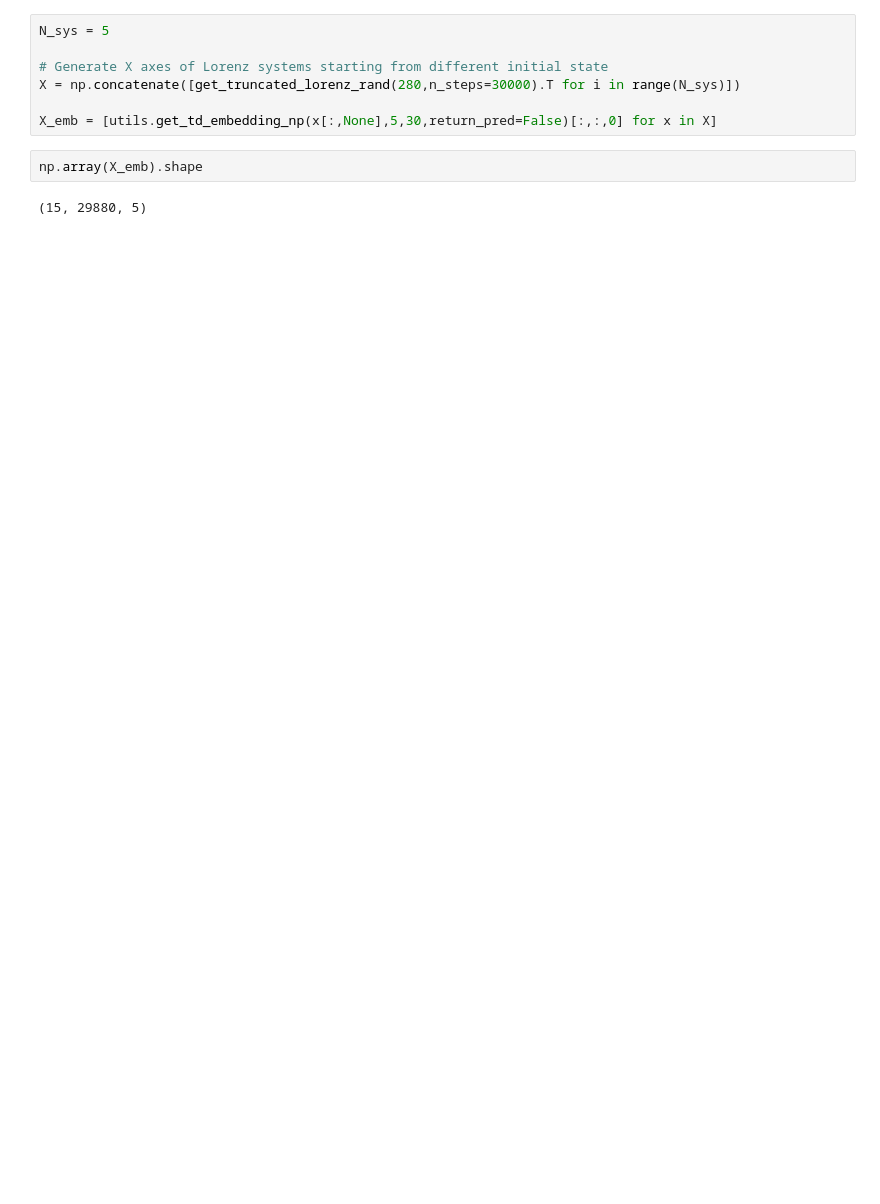
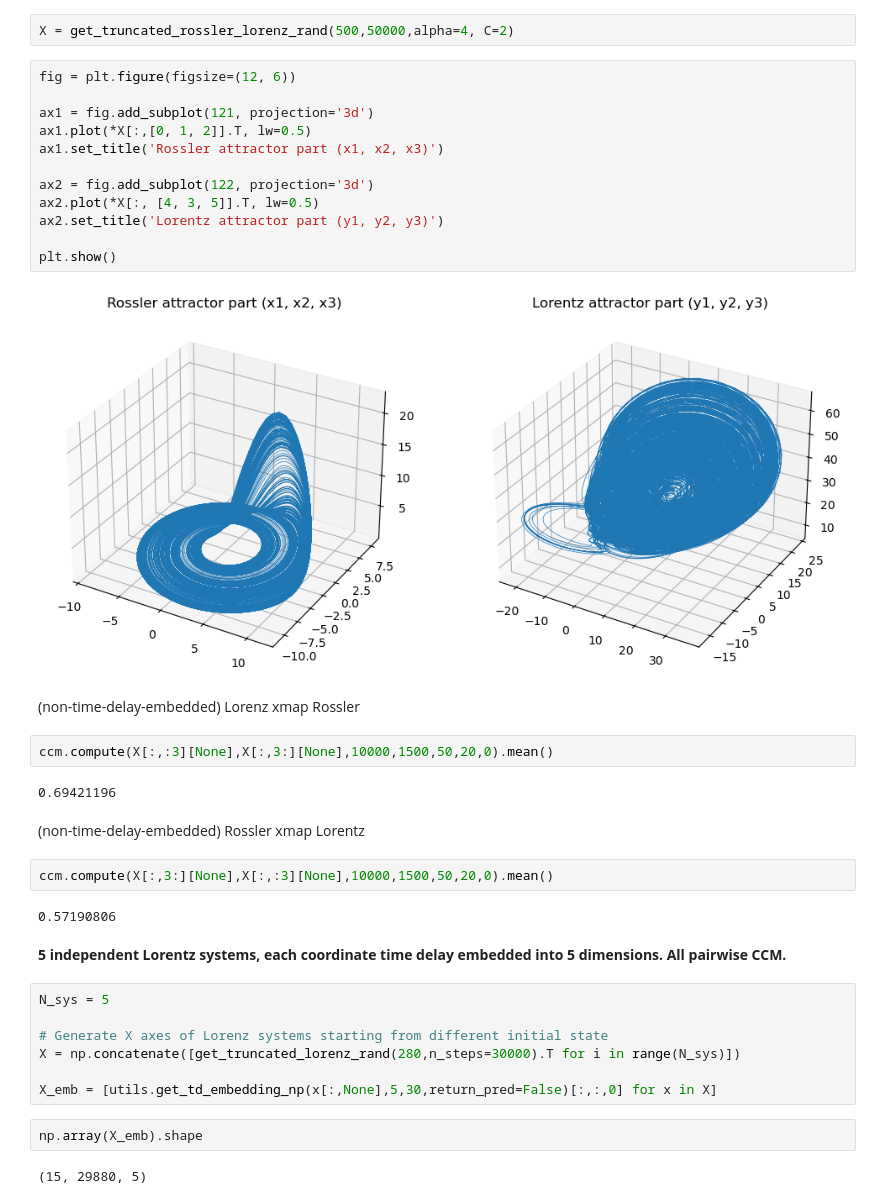
Before and after one commit to z7743/manifold_learning, a Jupyter notebook: notebooks/FastCCM usage examples.ipynb, the cells around one changed output. Cells and saved outputs as stored; diff of their text form; blank space fills up the shorter version.

```diff
--- a/notebooks/FastCCM usage examples.ipynb
+++ b/notebooks/FastCCM usage examples.ipynb
@@ -7,3 +34,33 @@ import matplotlib.pyplot as plt
+# %%
+X = get_truncated_rossler_lorenz_rand(500,50000,alpha=4, C=2)
+# %%
+fig = plt.figure(figsize=(12, 6))
+
+ax1 = fig.add_subplot(121, projection='3d')
+ax1.plot(*X[:,[0, 1, 2]].T, lw=0.5)
+ax1.set_title('Rossler attractor part (x1, x2, x3)')
+
+ax2 = fig.add_subplot(122, projection='3d')
+ax2.plot(*X[:, [4, 3, 5]].T, lw=0.5)
+ax2.set_title('Lorentz attractor part (y1, y2, y3)')
+
+plt.show()
+# %% [output]
+[figure, added]
+# %% [markdown]
+(non-time-delay-embedded) Lorenz xmap Rossler
+# %%
+ccm.compute(X[:,:3][None],X[:,3:][None],10000,1500,50,20,0).mean()
+# %% [output]
+0.69421196
+# %% [markdown]
+(non-time-delay-embedded) Rossler xmap Lorentz
+# %%
+ccm.compute(X[:,3:][None],X[:,:3][None],10000,1500,50,20,0).mean()
+# %% [output]
+0.57190806
+# %% [markdown]
+**5 independent Lorentz systems, each coordinate time delay embedded into 5 dimensions. All pairwise CCM.**
 # %%
 N_sys = 5
 
```
Also changed, not shown: parts of 19 cells of this notebook, 2 other files.
